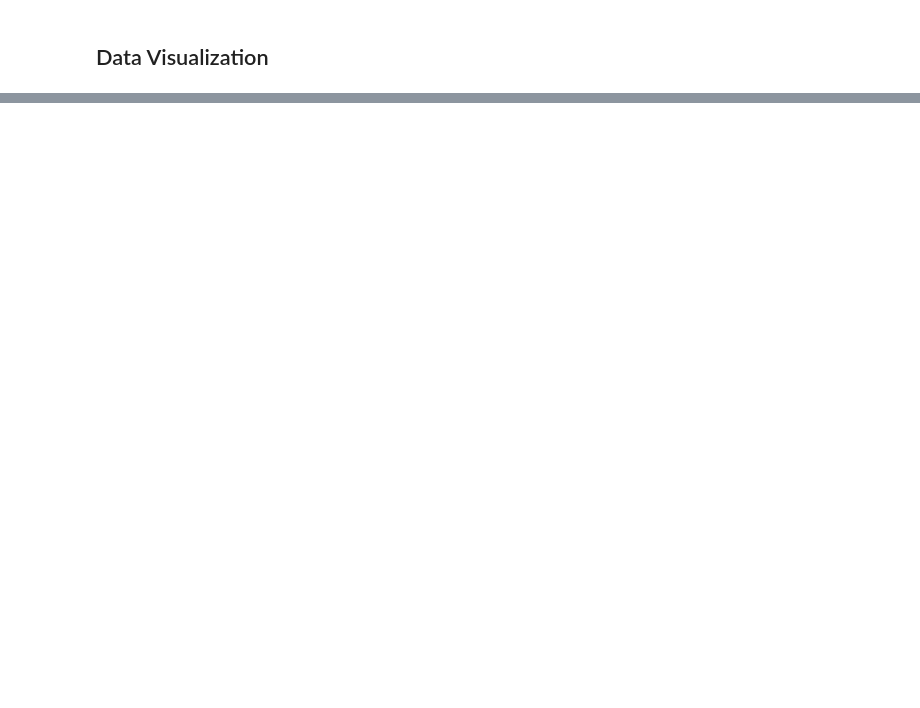
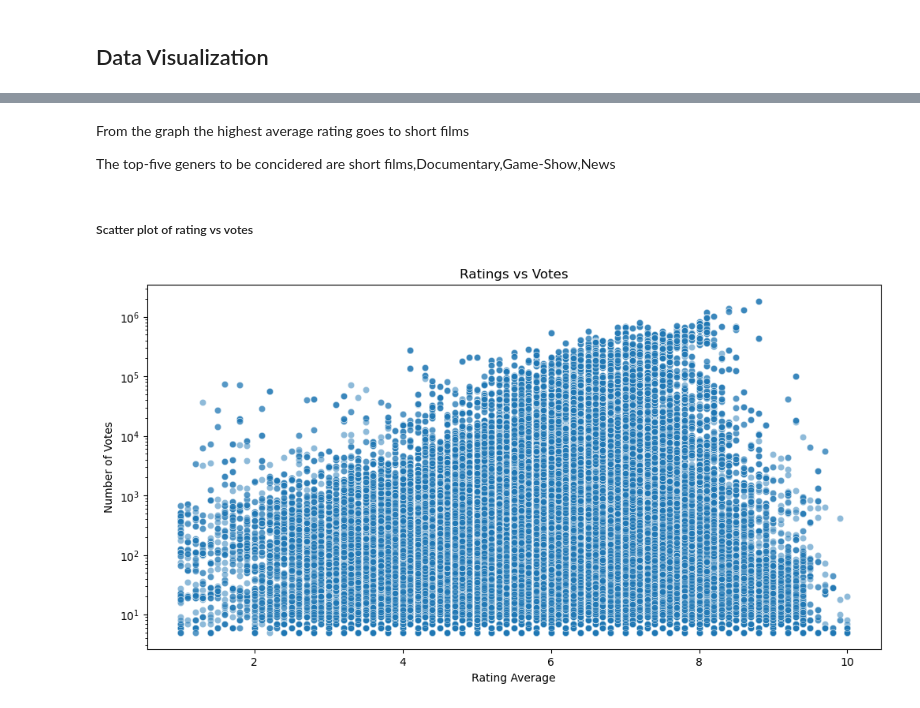
Before and after one commit to Owiti-Charles/Movie_Analysis, a Jupyter notebook: student.ipynb, the cells around one changed output, grey strips where cells are left out. Cells and saved outputs as stored; diff of their text form; code cells hidden in the pictures; blank space fills up the shorter version.

```diff
--- a/student.ipynb
+++ b/student.ipynb
@@ -180,0 +193,3 @@ There are no duplicates in the data
+# %%
+genre_df=movies_df.explode('genres')
+genre_df
@@ -182,0 +246,16 @@ There are no duplicates in the data
+# %% [markdown]
+From the graph the highest average rating goes to short films
+
+The top-five geners to be concidered are short films,Documentary,Game-Show,News
+# %% [markdown]
+##### Scatter plot of rating vs votes
+# %%
+plt.figure(figsize=(12,6))
+sns.scatterplot(y=genre_df['numvotes'],x=genre_df['averagerating'],palette='GnBu',alpha=0.5)
+plt.yscale('log')
+plt.title('Ratings vs Votes')
+plt.ylabel('Number of Votes')
+plt.xlabel('Rating Average')
+plt.show()
+# %% [output]
+[figure, added]
```
Also changed, not shown: parts of 25 cells of this notebook.
